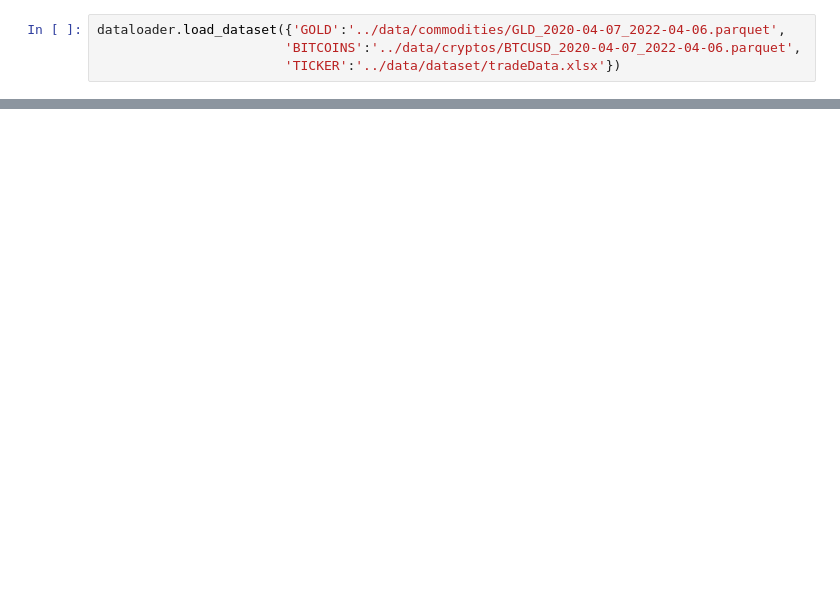
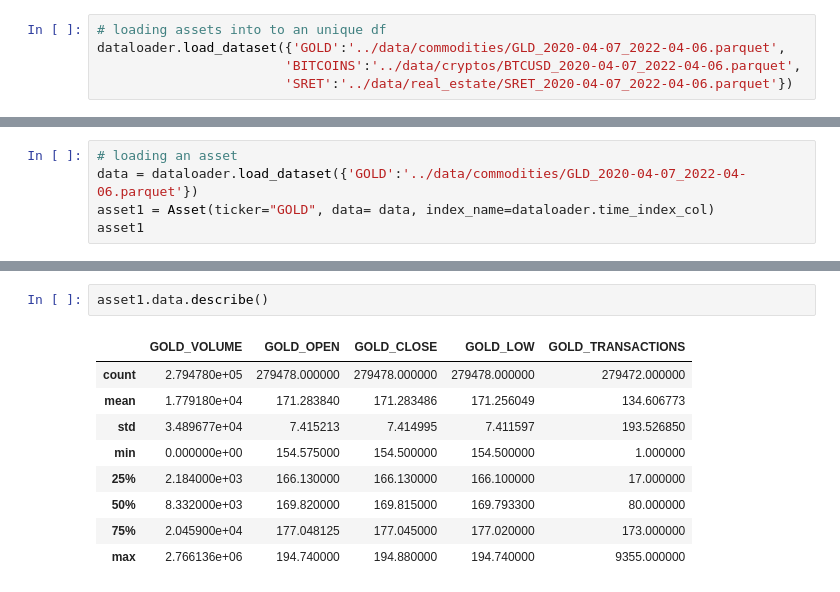
Before and after one commit to yashbhesaniya/fractional-differentiation-time-series, a Jupyter notebook: notebooks/data_preparation.ipynb, the cells around one changed output, grey strips where cells are left out. Drawn from its saved outputs; the diff is of its cells as text; blank space fills up the shorter version.

Commit message:
added a use case and some methods to data_preparation classes

```diff
--- a/notebooks/data_preparation.ipynb
+++ b/notebooks/data_preparation.ipynb
@@ -9,7 +15,8 @@ dataloader = DataLoader(time_index_col= 'DATE',
 # %%
+# loading assets into to an unique df
 dataloader.load_dataset({'GOLD':'../data/commodities/GLD_2020-04-07_2022-04-06.parquet',
                         'BITCOINS':'../data/cryptos/BTCUSD_2020-04-07_2022-04-06.parquet',
-                        'TICKER':'../data/dataset/tradeData.xlsx'})
+                        'SRET':'../data/real_estate/SRET_2020-04-07_2022-04-06.parquet'})
 # %% [output]
 |  | GOLD_VOLUME | GOLD_OPEN | GOLD_CLOSE | GOLD_LOW | GOLD_TRANSACTIONS | BITCOINS_VOLUME | BITCOINS_OPEN | ... |
 | DATE |  |  |  |  |  |  |  | ... |
@@ -45,0 +56,5 @@ dataloader.tablefreq
+# %%
+# loading an asset
+data = dataloader.load_dataset({'GOLD':'../data/commodities/GLD_2020-04-07_2022-04-06.parquet'})
+asset1 = Asset(ticker="GOLD", data= data, index_name=dataloader.time_index_col)
+asset1
@@ -45,0 +73,12 @@ dataloader.tablefreq
+# %%
+asset1.data.describe()
+# %% [output]
+|  | GOLD_VOLUME | GOLD_OPEN | GOLD_CLOSE | GOLD_LOW | GOLD_TRANSACTIONS |
+| count | 2.794780e+05 | 279478.000000 | 279478.000000 | 279478.000000 | 279472.000000 |
+| mean | 1.779180e+04 | 171.283840 | 171.283486 | 171.256049 | 134.606773 |
+| std | 3.489677e+04 | 7.415213 | 7.414995 | 7.411597 | 193.526850 |
+| min | 0.000000e+00 | 154.575000 | 154.500000 | 154.500000 | 1.000000 |
+| 25% | 2.184000e+03 | 166.130000 | 166.130000 | 166.100000 | 17.000000 |
+| 50% | 8.332000e+03 | 169.820000 | 169.815000 | 169.793300 | 80.000000 |
+| 75% | 2.045900e+04 | 177.048125 | 177.045000 | 177.020000 | 173.000000 |
+| max | 2.766136e+06 | 194.740000 | 194.880000 | 194.740000 | 9355.000000 |
```
Also changed, not shown: parts of 17 cells of this notebook, 2 other files.
